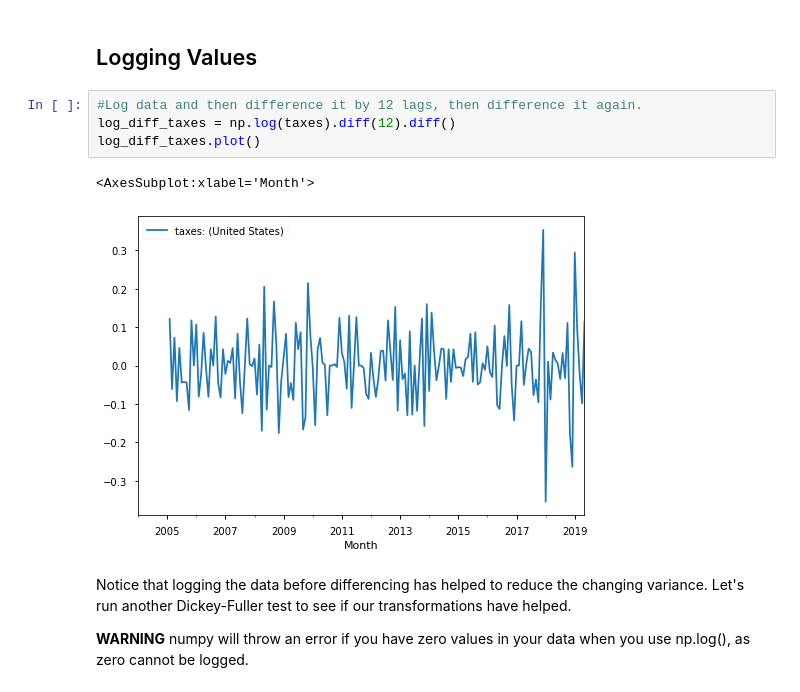
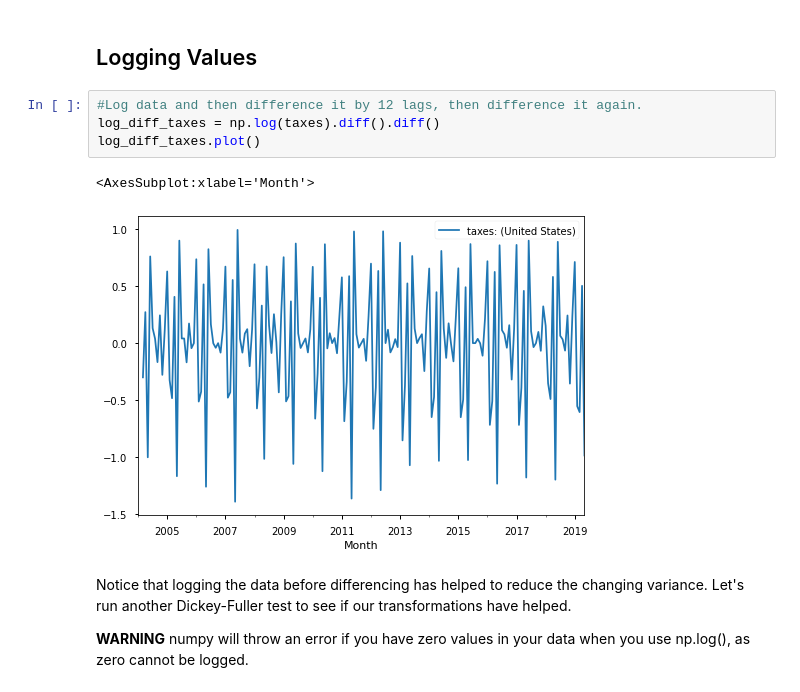
Before and after one commit to mnsaito/110920-pt-ds, a Jupyter notebook: phase_4/timeseries-data/index.ipynb, the cells around one changed output. Saved outputs shown, nothing was run; the diff lists cells and outputs as text.

```diff
--- a/phase_4/timeseries-data/index.ipynb
+++ b/phase_4/timeseries-data/index.ipynb
@@ -352,11 +391,11 @@ Others:
 ## Logging Values
 # %%
 #Log data and then difference it by 12 lags, then difference it again.
-log_diff_taxes = np.log(taxes).diff(12).diff()
+log_diff_taxes = np.log(taxes).diff().diff()
 log_diff_taxes.plot()
 # %% [output]
 <AxesSubplot:xlabel='Month'>
-[figure, old version]
+[figure, new version]
 # %% [markdown]
 Notice that logging the data before differencing has helped to reduce the changing variance.  Let's run another Dickey-Fuller test to see if our transformations have helped.
 
```
Also changed, not shown: parts of 9 cells of this notebook, 6 other files.
